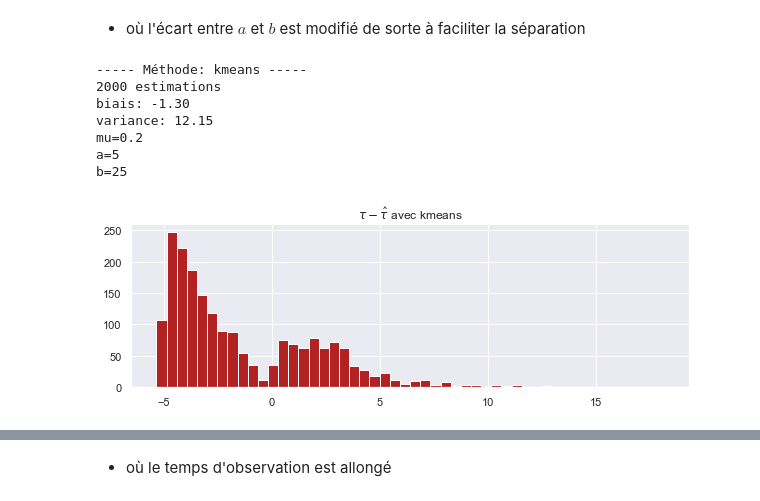
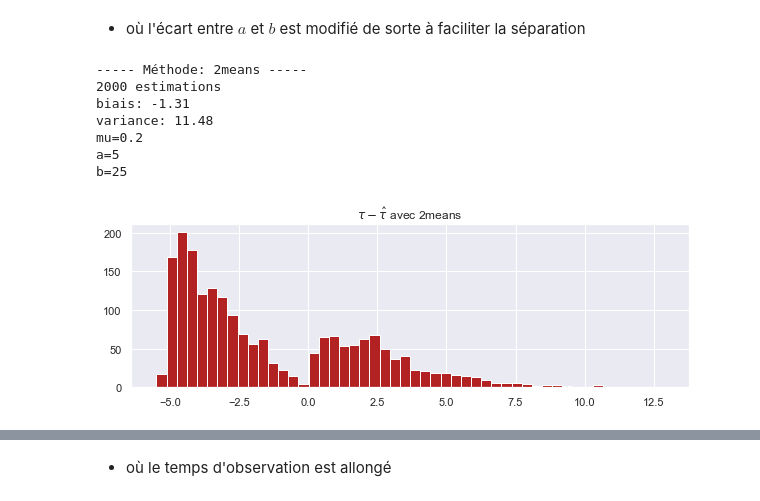
Before and after one commit to littlebuzzybee/MACS207b-Projet, a Jupyter notebook: MACS207b_Personnaz_Ly.ipynb, the cells around one changed output, grey strips where cells are left out. Drawn from its saved outputs; the diff is of its cells as text; code cells hidden in the pictures.

Commit message:
nicer kmeans k>2

```diff
--- a/MACS207b_Personnaz_Ly.ipynb
+++ b/MACS207b_Personnaz_Ly.ipynb
@@ -329,0 +351,9 @@ plt.show()
+# %%
+palette = sns.color_palette(palette='hls', n_colors=n_clusters) # palette de couleurs
+plt.figure(figsize=(12, 4))
+for n in range(n_clusters):
+    plt.scatter(arrivals[kmeans.labels_ == n],
+                waits_[kmeans.labels_ == n],
+                color=palette[n])
+plt.title(f"séparation en {n_clusters} clusters selon k-means")
+plt.show()
@@ -369,12 +433,12 @@ def repeat_ests(a, b, beg, end, n_repeats, seed, method):
 
             est_taus_l.append(tau_Z_hat)
 
-        if method == "kmeans":
+        if method == "2means":
             waits = arrivals[1:] - arrivals[:-1]
             waits_ = np.concatenate((waits, [1/b]))
 
             features = np.stack((arrivals, waits_), axis=1)
-            kmeans = KMeans(n_clusters=2, n_init=30, random_state=seed)
+            kmeans = KMeans(n_clusters=2, random_state=seed)
             kmeans.fit(features)
 
             min0 = np.min(arrivals[kmeans.labels_ == 0])
@@ -386,6 +450,27 @@ def repeat_ests(a, b, beg, end, n_repeats, seed, method):
 
             est_taus_l.append(tau_kmeans)
 
+        if method == "8means":
+            waits = arrivals[1:] - arrivals[:-1]
+            waits_ = np.concatenate((waits, [1/b]))
+
+            features = np.stack((arrivals, waits_), axis=1)
+            kmeans = KMeans(n_clusters=8, random_state=seed)
+            kmeans.fit(features)
+
+            max_a = beg_
+            min_b = end_
+            for n in range(8):
+                cluster_wait_mean = np.mean(waits_[kmeans.labels_ == n])
+                est_cat = np.argmin([abs(cluster_wait_mean-1/a), abs(cluster_wait_mean-1/b)])
+                if est_cat == 0: # intensité a
+                    max_a = max(max_a, np.max(arrivals[kmeans.labels_ == n]))
+                if est_cat == 1: # intensité b
+                    min_b = min(min_b, np.min(arrivals[kmeans.labels_ == n]))
+            tau_kmeans = (max_a + min_b) / 2
+
+            est_taus_l.append(tau_kmeans)
+
     return taus_l, est_taus_l
 # %%
 def stat_summary(taus_l, est_taus_l, method):
@@ -412,9 +497,11 @@ def stat_summary(taus_l, est_taus_l, method):
 
     # histogramme de l'erreur sur tau
     fig = plt.figure(figsize=(10, 3))
-    if method == "kmeans":
+    if method == "2means":
         color = "firebrick"
-    else:
+    if method == "8means":
+        color = "teal"
+    if method == "Z_hat":
         color = "olivedrab"
     plt.hist(error, bins=50, color=color)
     plt.title(fr"$\tau - \hat{{\tau}}$ avec {method}")
@@ -465,14 +566,14 @@ b = 25
 beg = 0
 end = 10
 # %%
-taus_l_kmeans, est_taus_l_kmeans = repeat_ests(a, b, beg, end, 2000, seed, "kmeans")
-stat_summary(taus_l_kmeans, est_taus_l_kmeans, "kmeans")
+taus_l_2means, est_taus_l_2means = repeat_ests(a, b, beg, end, 2000, seed, "2means")
+stat_summary(taus_l_2means, est_taus_l_2means, "2means")
 # %% [output]
------ Méthode: kmeans -----
+----- Méthode: 2means -----
 2000 estimations
-biais: -1.30
-variance: 12.15
+biais: -1.31
+variance: 11.48
 mu=0.2
 a=5
 b=25
-[figure, old version]
+[figure, new version]
```
Also changed, not shown: parts of 21 cells of this notebook.
